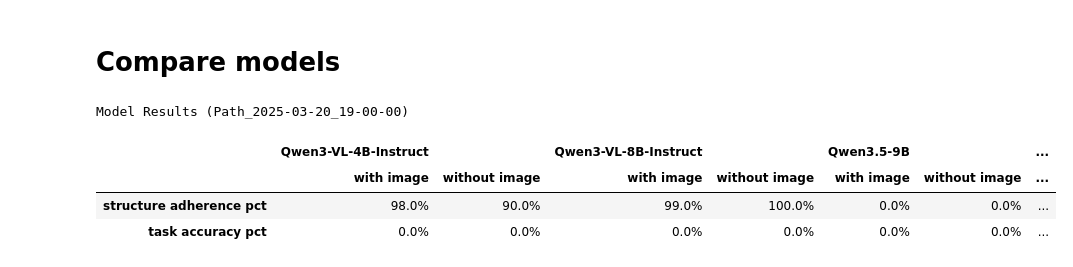
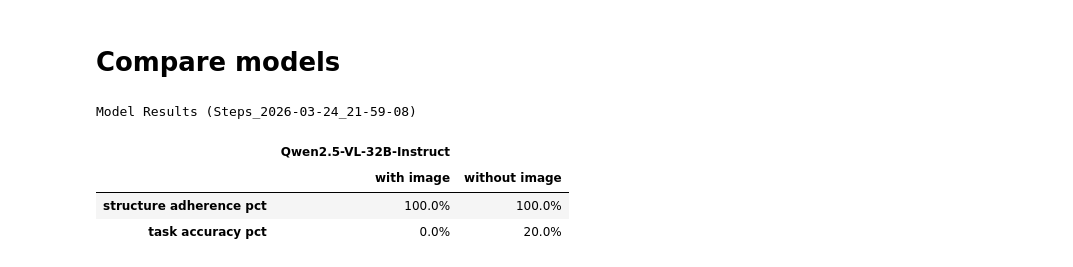
Before and after one commit to Robotics-LLM-Research/LLM_Structure_Adherence, a Jupyter notebook: notebooks/visualize_results.ipynb, the cells around one changed output. Drawn from its saved outputs; the diff is of its cells as text; code cells hidden in the pictures.

Commit message:
results visualization

```diff
--- a/notebooks/visualize_results.ipynb
+++ b/notebooks/visualize_results.ipynb
@@ -18,7 +18,7 @@ else:
     project_root = notebooks_dir.parent
 
 results_root = project_root / "results"
-timestamp = "Path_2025-03-20_19-00-00"  # March 20 at 19:00
+timestamp = "Steps_2026-03-24_21-59-08"  # March 20 at 19:00
 run_dir = results_root / timestamp
 
 
@@ -76,36 +76,36 @@ data = {}
 for model_name, vals in records.items():
     data[(model_name, "with image")] = [
         vals[("with image", "structure adherence pct")],
         vals[("with image", "task accuracy pct")],
     ]
     data[(model_name, "without image")] = [
         vals[("without image", "structure adherence pct")],
         vals[("without image", "task accuracy pct")],
     ]
 
 table = pd.DataFrame(data, index=row_order)
 
 # Sort models by parameter count, then by name, and enforce subcolumn order.
 models_sorted = sorted(records.keys(), key=lambda name: (extract_param_count(name), name.lower()))
 table = table.reindex(columns=pd.MultiIndex.from_product([models_sorted, col_order]))
 
 # --- Format and display ---
 styled = (
     table.style
     .format("{:.1f}%")
     .set_caption(f"Model Results ({timestamp})")
     .set_table_styles([
         {"selector": "caption", "props": [("font-size", "14px"), ("font-weight", "bold")]},
         {"selector": "th", "props": [("text-align", "center")]},
         {"selector": "td", "props": [("text-align", "center")]},
     ])
 )
 
 display(styled)
 # %% [output]
-Model Results (Path_2025-03-20_19-00-00)
+Model Results (Steps_2026-03-24_21-59-08)
-|  | Qwen3-VL-4B-Instruct |  | Qwen3-VL-8B-Instruct |  | Qwen3.5-9B |  | ... |
-|  | with image | without image | with image | without image | with image | without image | ... |
-| structure adherence pct | 98.0% | 90.0% | 99.0% | 100.0% | 0.0% | 0.0% | ... |
-| task accuracy pct | 0.0% | 0.0% | 0.0% | 0.0% | 0.0% | 0.0% | ... |
+|  | Qwen2.5-VL-32B-Instruct |  |
+|  | with image | without image |
+| structure adherence pct | 100.0% | 100.0% |
+| task accuracy pct | 0.0% | 20.0% |
 # %% [markdown]
```
Also changed, not shown: parts of 6 cells of this notebook.
